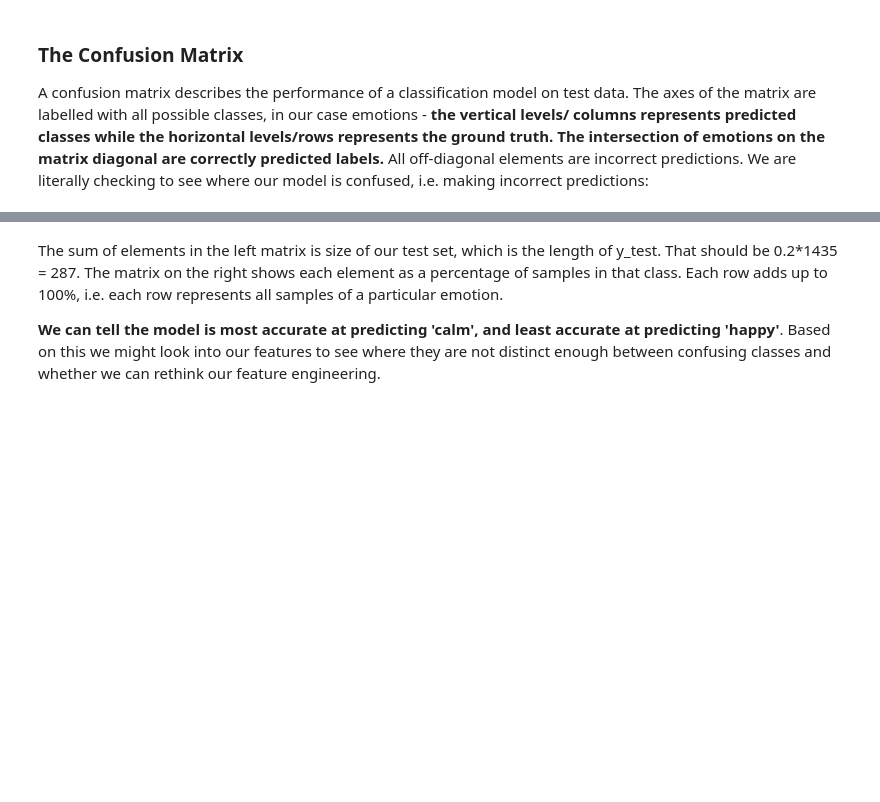
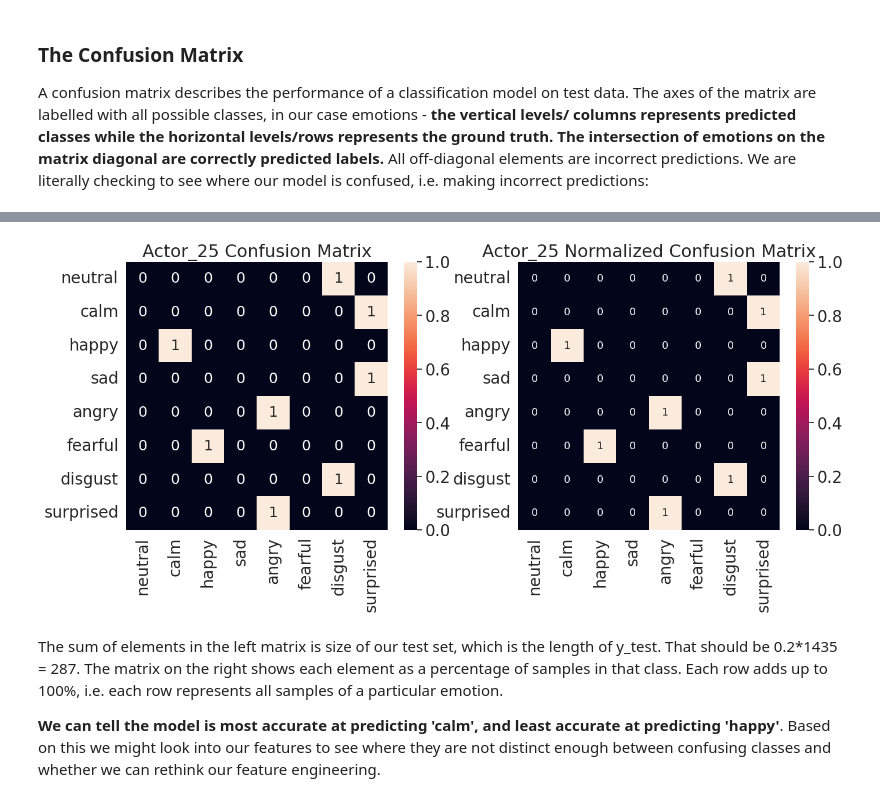
Before and after one commit to zm-f21/A4-Week4-NeuralNetworks, a Jupyter notebook: Week4__Neural_Networks.ipynb, the cells around one changed output, grey strips where cells are left out. Cells and saved outputs as stored; diff of their text form; code cells hidden in the pictures; blank space fills up the shorter version.

```diff
--- a/Week4__Neural_Networks.ipynb
+++ b/Week4__Neural_Networks.ipynb
@@ -316,0 +496,18 @@ MinMax Scaling:
+# %%
+# IGNORE THIS
+# Standard scaling
+my_features_scaled = scaler.transform(my_features)
+
+# MinMax scaling
+my_features_minmax = features_minmax.transform(my_features)
+
+# Optional: convert to DataFrame for printing/stats
+my_features_scaled_df = pd.DataFrame(my_features_scaled)
+my_features_minmax_df = pd.DataFrame(my_features_minmax)
+
+# Print feature stats
+print('\033[1m'+'My Dataset - Standard Scaling:\n'+'\033[0m')
+print_features(my_features_scaled_df)
+
+print('\n\n\033[1m'+'My Dataset - MinMax Scaling:\n'+'\033[0m')
+print_features(my_features_minmax_df)
@@ -622,3 +857,37 @@ plt.show()
+# %%
+from sklearn.metrics import confusion_matrix
+import seaborn as sn
+import matplotlib.pyplot as plt
+
+# get predictions on Actor_25 dataset
+my_predictions = model.predict(my_features_scaled)
+my_groundtruth = my_emotions
+
+# set labels for matrix axes from emotions
+emotion_list = ['neutral','calm','happy','sad','angry','fearful','disgust','surprised']
+
+# build confusion matrix and normalized confusion matrix
+conf_matrix = confusion_matrix(my_groundtruth, my_predictions, labels=emotion_list)
+conf_matrix_norm = confusion_matrix(my_groundtruth, my_predictions, normalize='true', labels=emotion_list)
+
+# make a confusion matrix with labels using a DataFrame
+confmatrix_df = pd.DataFrame(conf_matrix, index=emotion_list, columns=emotion_list)
+confmatrix_df_norm = pd.DataFrame(conf_matrix_norm, index=emotion_list, columns=emotion_list)
+
+# plot confusion matrices
+plt.figure(figsize=(16,6))
+sn.set(font_scale=1.8)  # emotion label and title size
+plt.subplot(1,2,1)
+plt.title('Actor_25 Confusion Matrix')
+sn.heatmap(confmatrix_df, annot=True, annot_kws={"size": 18})
+
+plt.subplot(1,2,2)
+plt.title('Actor_25 Normalized Confusion Matrix')
+sn.heatmap(confmatrix_df_norm, annot=True, annot_kws={"size": 13})
+
+plt.show()
+# %% [output]
+[figure, added]
 # %% [markdown]
 The sum of elements in the left matrix is size of our test set, which is the length of y_test. That should be 0.2*1435 = 287. The matrix on the right shows each element as a percentage of samples in that class. Each row adds up to 100%, i.e. each row represents all samples of a particular emotion.
 
```
Also changed, not shown: parts of 30 cells of this notebook.
